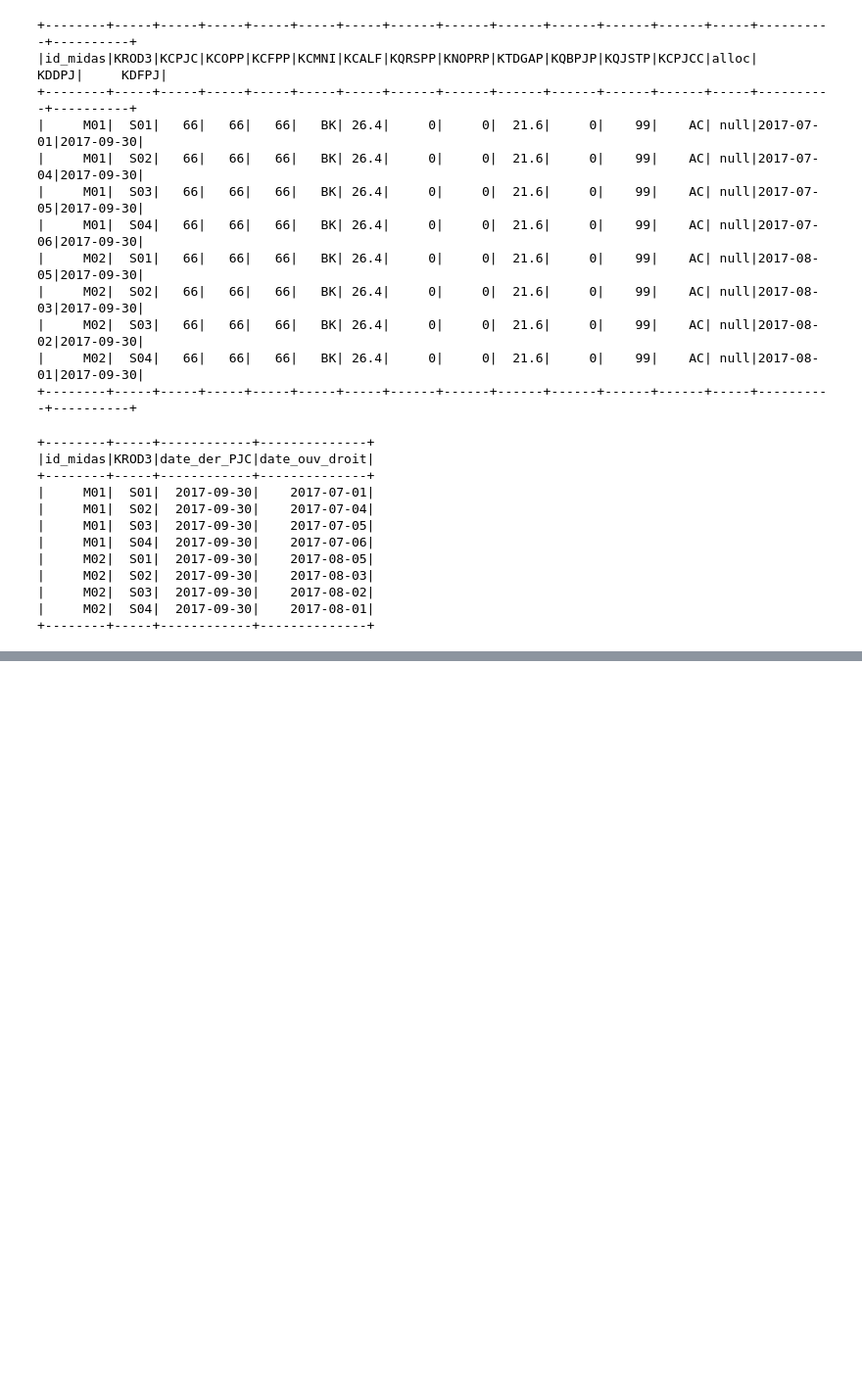
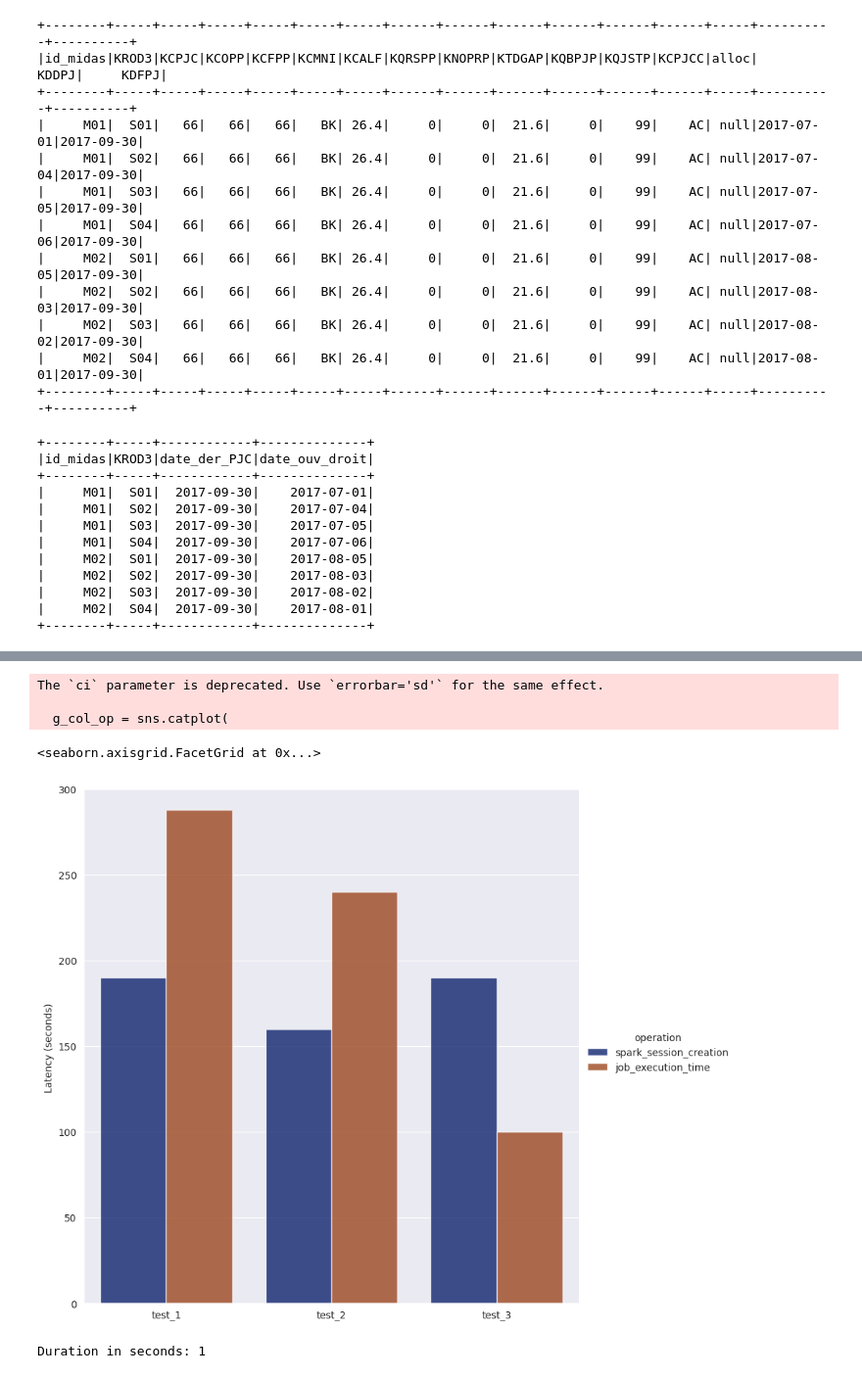
Before and after one commit to pengfei99/PySparkCommonFunc, a Jupyter notebook: notebooks/pyspark/advance/S03_Spark_submit/midares_test_script_1.ipynb, the cells around one changed output, grey strips where cells are left out. Shown at 98% size. Saved outputs shown, nothing was run; the diff lists cells and outputs as text; code cells hidden in the pictures; blank space fills up the shorter version.

```diff
--- a/notebooks/pyspark/advance/S03_Spark_submit/midares_test_script_1.ipynb
+++ b/notebooks/pyspark/advance/S03_Spark_submit/midares_test_script_1.ipynb
@@ -129,0 +136,21 @@ resu.show(5)
+# %%
+from pyspark.sql.types import StructType, StructField, LongType
+
+schema = StructType([
+    StructField('job_name', StringType(), True),
+    StructField('cluster_config', StringType(), True),
+    StructField('operation', StringType(), True),
+    StructField('duration(seconds)', LongType(), True)
+])
+
+sample_data= [("test_1","driver:4core_16g worker:16core_128g","spark_session_creation",190),
+              ("test_1","driver:4core_16g worker:16core_128g","job_execution_time",288),
+              ("test_2","driver:6core_16g worker:16core_128g","spark_session_creation",160),
+              ("test_2","driver:6core_16g worker:16core_128g","job_execution_time",240),
+              ("test_3","driver:4core_16g worker:32core_256g","spark_session_creation",190),
+              ("test_3","driver:4core_16g worker:32core_256g","job_execution_time", 100)
+              ]
+
+df = spark.createDataFrame(data=sample_data,schema=schema)
+
+df.show()
@@ -129,0 +168,18 @@ resu.show(5)
+# %%
+import seaborn as sns
+
+g_col_op = sns.catplot(
+    data=df.toPandas(), kind="bar",hue="operation",
+    x="job_name", y="duration(seconds)",
+    order=['test_1','test_2','test_3'],
+    ci="sd", palette="dark", alpha=0.8, height=8
+)
+g_col_op.despine(left=False)
+g_col_op.set_axis_labels("", "Latency (seconds) ")
+g_col_op.set(ylim=(0, 300))
+# %% [output]
+The `ci` parameter is deprecated. Use `errorbar='sd'` for the same effect.
+
+  g_col_op = sns.catplot(
+<seaborn.axisgrid.FacetGrid at 0x...>
+[figure, added]
@@ -129,0 +196,4 @@ resu.show(5)
+# %%
+print(f"Duration in seconds: {end_time-start_time}")
+# %% [output]
+Duration in seconds: 1
```
Also changed, not shown: parts of 8 cells of this notebook.
